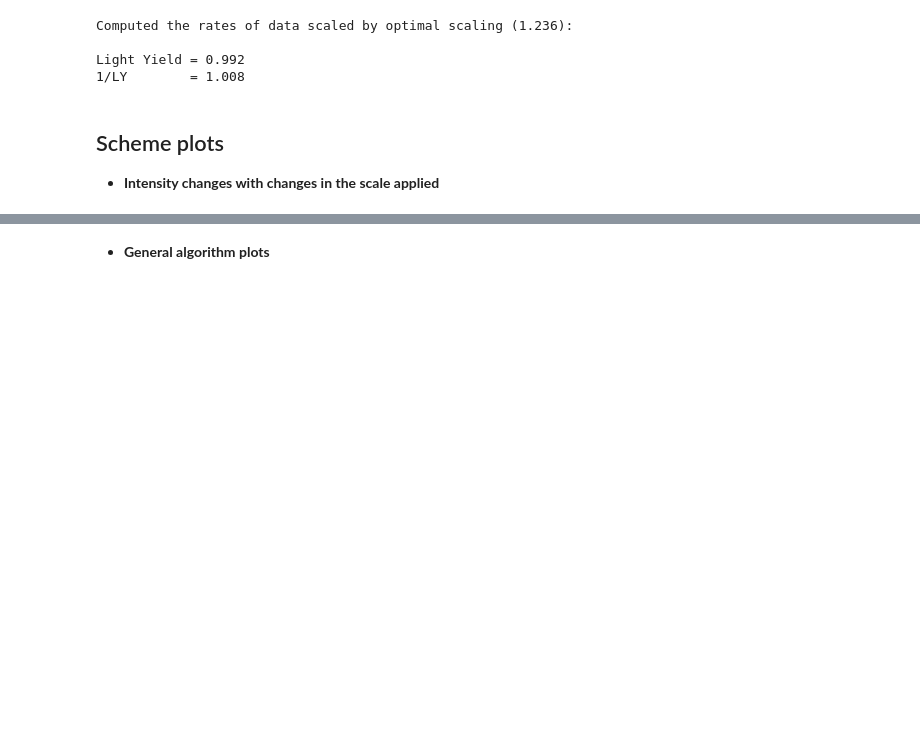
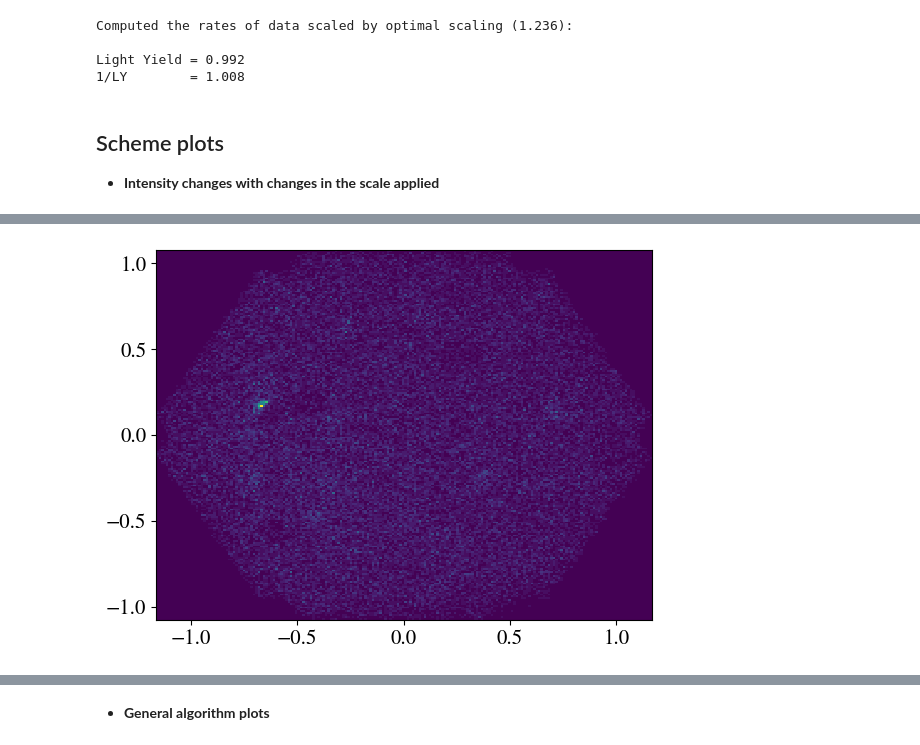
Before and after one commit to juanjq/cosmic_ray_data_correction, a Jupyter notebook: dl2_production/testing_dl1ab_changes.ipynb, the cells around one changed output, grey strips where cells are left out. Cells and saved outputs as stored; diff of their text form; code cells hidden in the pictures; blank space fills up the shorter version.

```diff
--- a/dl2_production/testing_dl1ab_changes.ipynb
+++ b/dl2_production/testing_dl1ab_changes.ipynb
@@ -371,0 +403,4 @@ Light Yield = 0.992
+# %%
+plt.hist2d(dl1b_df_total2["x"][(dl1b_df_total2["event_type"] == 32) & ~np.isnan(dl1b_df_total2["x"])], dl1b_df_total2["y"][(dl1b_df_total2["event_type"] == 32) &  ~np.isnan(dl1b_df_total2["y"])], 200);
+# %% [output]
+[figure, added]
```
Also changed, not shown: parts of 8 cells of this notebook, 1 other file.
